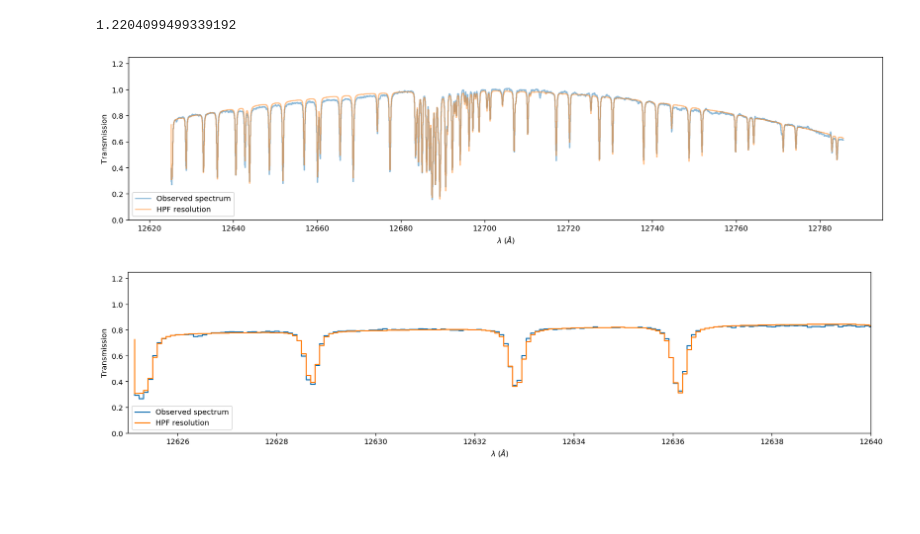
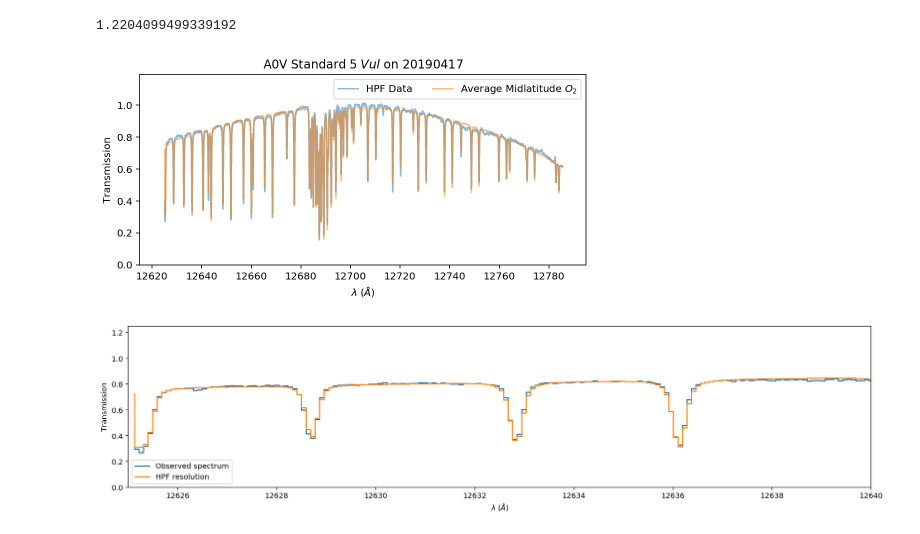
Before and after one commit to BrownDwarf/fiatlux, a Jupyter notebook: notebooks/11_atmospheric_retrieval_HMC_real_HPF_A0V_data.ipynb, the cells around one changed output. Drawn from its saved outputs; the diff is of its cells as text; code cells hidden in the pictures; blank space fills up the shorter version.

Commit message:
Update the figure of O2 on HPF

```diff
--- a/notebooks/11_atmospheric_retrieval_HMC_real_HPF_A0V_data.ipynb
+++ b/notebooks/11_atmospheric_retrieval_HMC_real_HPF_A0V_data.ipynb
@@ -338,10 +338,11 @@ def mean_model_func(T_input, sig, mu, xx):
     rebinned_spectrum = np.array([noise_free_spectrum_high_sampling[inds == i].mean() for i in range(2040)])
     return rebinned_spectrum
 # %%
-a_guess = -0.29
-b_guess = -0.03
-c_guess = 1.0
-t_guess = 0.0
+a_guess = -0.29437405
+b_guess = -0.00572985
+c_guess = 0.99464985
+t_guess = -0.02619905
+
 vec = (obs_wl-12700.0)/80
 blaze_guess = a_guess*vec**2 + b_guess*vec + c_guess + t_guess*vec**3
 # %%
@@ -356,15 +359,17 @@ xx = np.linspace(-100, 100, 200)
 # %%
-plt.figure(figsize=(18,4))
-plt.step(obs_wl, obs_flux, label='Observed spectrum', alpha=0.5)
+plt.figure(figsize=(8,3.5))
+plt.step(obs_wl, obs_flux, label='HPF Data', alpha=0.5)
 
-plt.step(obs_wl, mean_model_func(T_vec, 9.12475418, -4.83135231, xx)*blaze_guess, label='HPF resolution', alpha=0.5)
+plt.step(obs_wl, mean_model_func(T_vec, 9.12475418, -4.83135231, xx)*blaze_guess,
+         label='Average Midlatitude $O_2$', alpha=0.5)
 
-plt.legend(loc='lower left')
+plt.legend(loc='upper right', ncol=2)
 plt.ylabel('Transmission')
-plt.xlim(12615, 12795); plt.ylim(0,1.25)
-plt.xlabel('$\lambda \;(\AA)$');
+plt.xlim(12615, 12795); plt.ylim(0,1.19)
+plt.xlabel('$\lambda \;(\AA)$'); plt.title('A0V Standard $5 \;Vul$ on 20190417');
+plt.savefig('../figures/O2_HPF_A0V_demo_HITRAN.png', dpi=300, bbox_inches='tight')
 # %% [output]
-[figure, old version]
+[figure, new version]
 # %%
 plt.figure(figsize=(18,4))
 plt.step(obs_wl, obs_flux, label='Observed spectrum')
```
Also changed, not shown: parts of 2 cells of this notebook.
